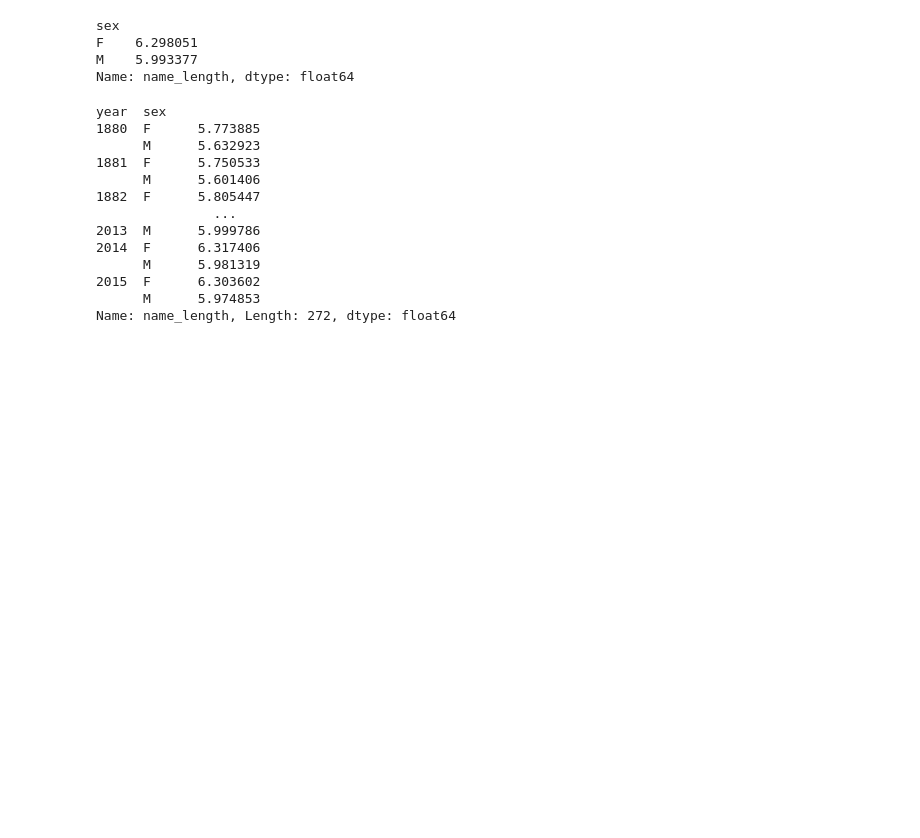
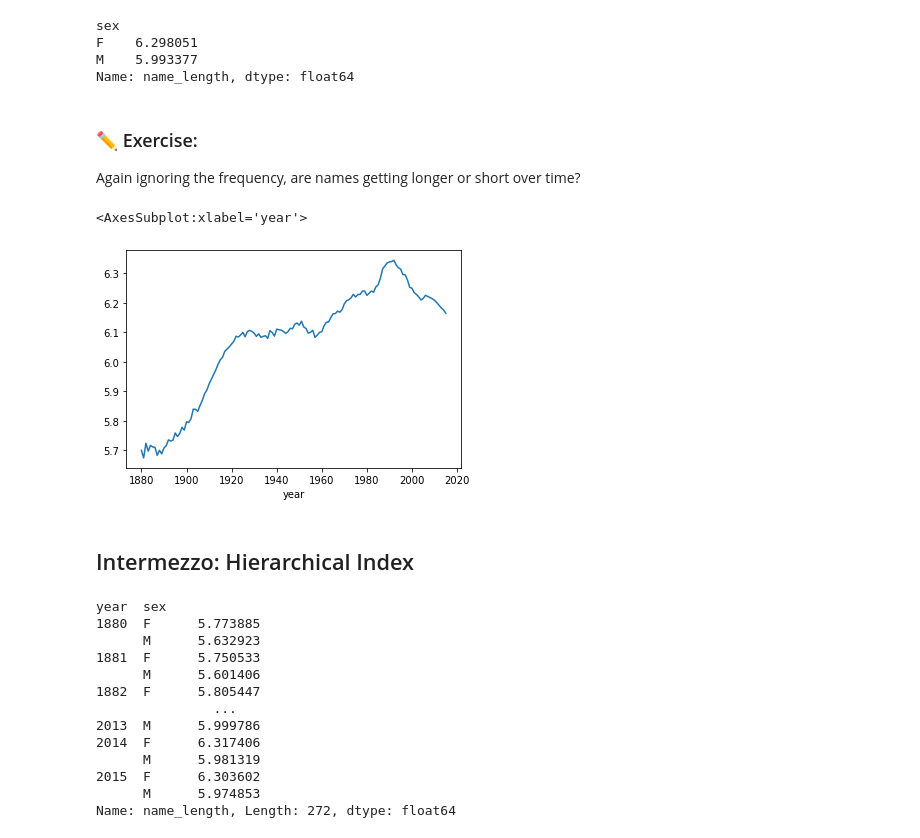
Before and after one commit to Living-with-machines/dhoxss-text2tech, a Jupyter notebook: Sessions/3.1 - Working with Tabular Data.ipynb, the cells around one changed output. Drawn from its saved outputs; the diff is of its cells as text; code cells hidden in the pictures; blank space fills up the shorter version.

```diff
--- a/Sessions/3.1 - Working with Tabular Data.ipynb
+++ b/Sessions/3.1 - Working with Tabular Data.ipynb
@@ -858,6 +906,17 @@ sex
 F    6.298051
 M    5.993377
 Name: name_length, dtype: float64
+# %% [markdown]
+### ✏️ Exercise:
+
+Again ignoring the frequency, are names getting longer or short over time?
+# %%
+df.groupby('year')['name_length'].mean().plot()
+# %% [output]
+<AxesSubplot:xlabel='year'>
+[figure, added]
+# %% [markdown]
+## Intermezzo: Hierarchical Index
 # %%
 by_dec_sex = df.groupby(['year','sex'])['name_length'].mean()
 by_dec_sex
```
Also changed, not shown: parts of 84 cells of this notebook, 1 other file.
